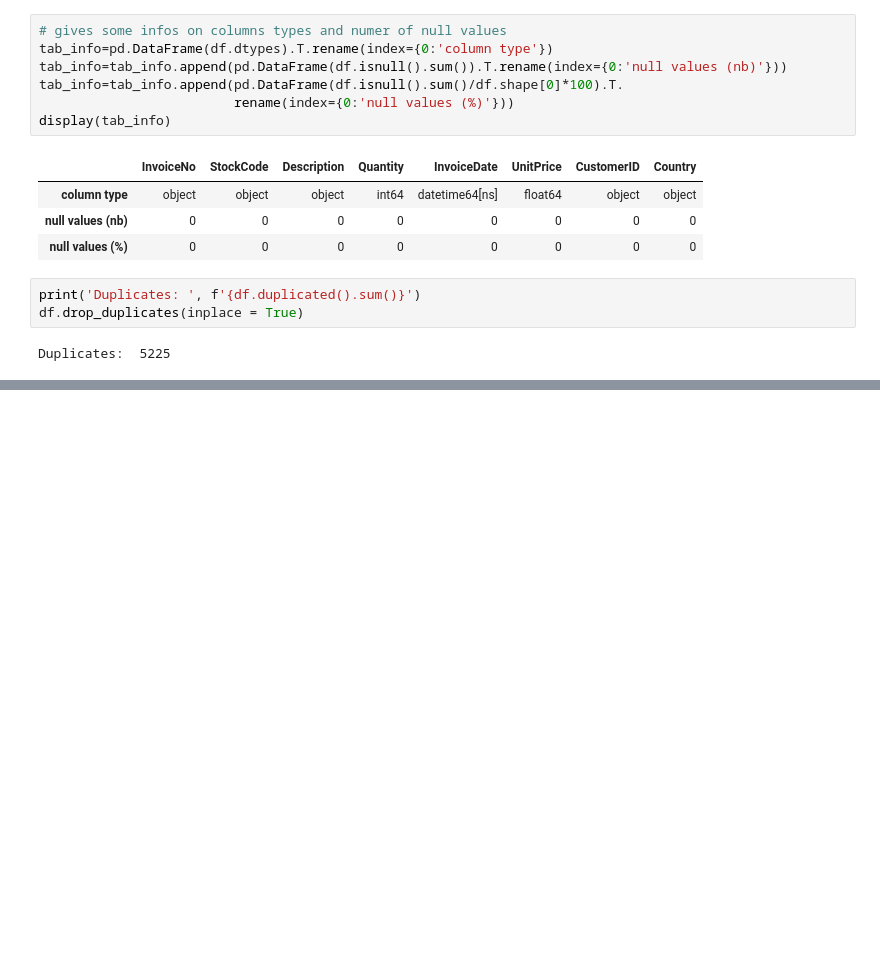
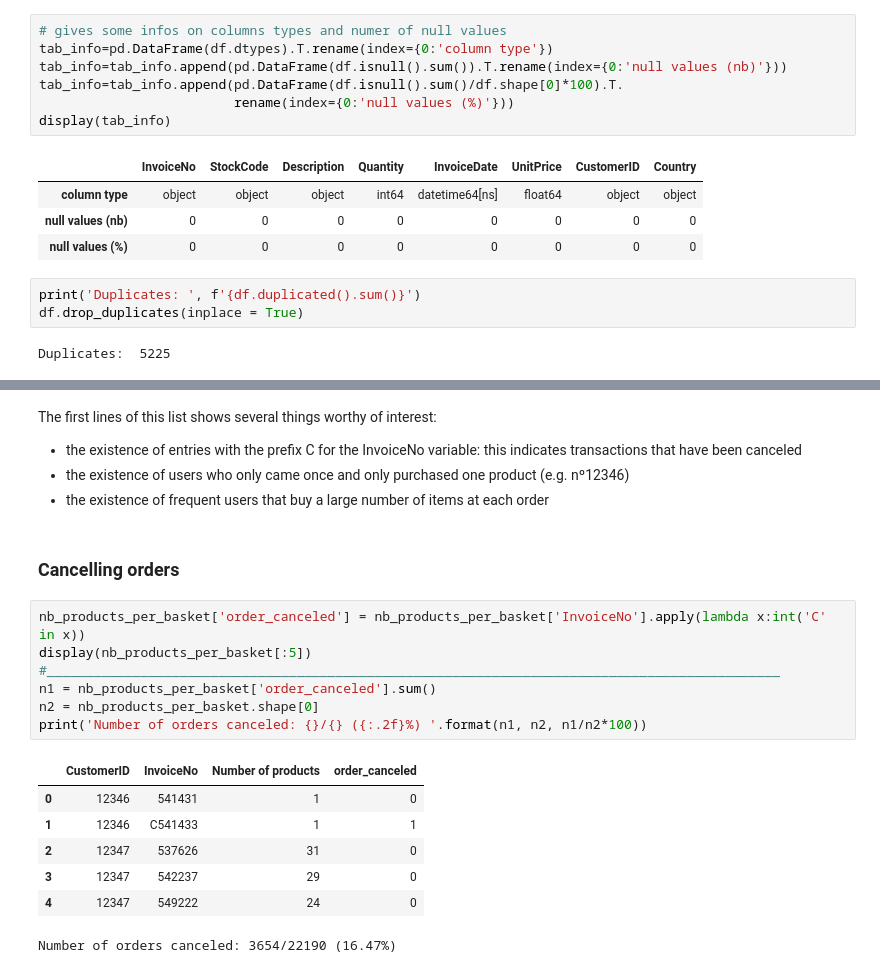
Before and after one commit to illumi91/Customer_segmentation, a Jupyter notebook: Untitled.ipynb, the cells around one changed output, grey strips where cells are left out. Saved outputs shown, nothing was run; the diff lists cells and outputs as text; blank space fills up the shorter version.

```diff
--- a/Untitled.ipynb
+++ b/Untitled.ipynb
@@ -95,0 +150,23 @@ Duplicates:  5225
+# %% [markdown]
+The first lines of this list shows several things worthy of interest:
+
+- the existence of entries with the prefix C for the InvoiceNo variable: this indicates transactions that have been canceled
+- the existence of users who only came once and only purchased one product (e.g. nº12346)
+- the existence of frequent users that buy a large number of items at each order
+# %% [markdown]
+###  Cancelling orders
+# %%
+nb_products_per_basket['order_canceled'] = nb_products_per_basket['InvoiceNo'].apply(lambda x:int('C' in x))
+display(nb_products_per_basket[:5])
+#______________________________________________________________________________________________
+n1 = nb_products_per_basket['order_canceled'].sum()
+n2 = nb_products_per_basket.shape[0]
+print('Number of orders canceled: {}/{} ({:.2f}%) '.format(n1, n2, n1/n2*100))
+# %% [output]
+|  | CustomerID | InvoiceNo | Number of products | order_canceled |
+| 0 | 12346 | 541431 | 1 | 0 |
+| 1 | 12346 | C541433 | 1 | 1 |
+| 2 | 12347 | 537626 | 31 | 0 |
+| 3 | 12347 | 542237 | 29 | 0 |
+| 4 | 12347 | 549222 | 24 | 0 |
+Number of orders canceled: 3654/22190 (16.47%)
```
Also changed, not shown: parts of 11 cells of this notebook.
